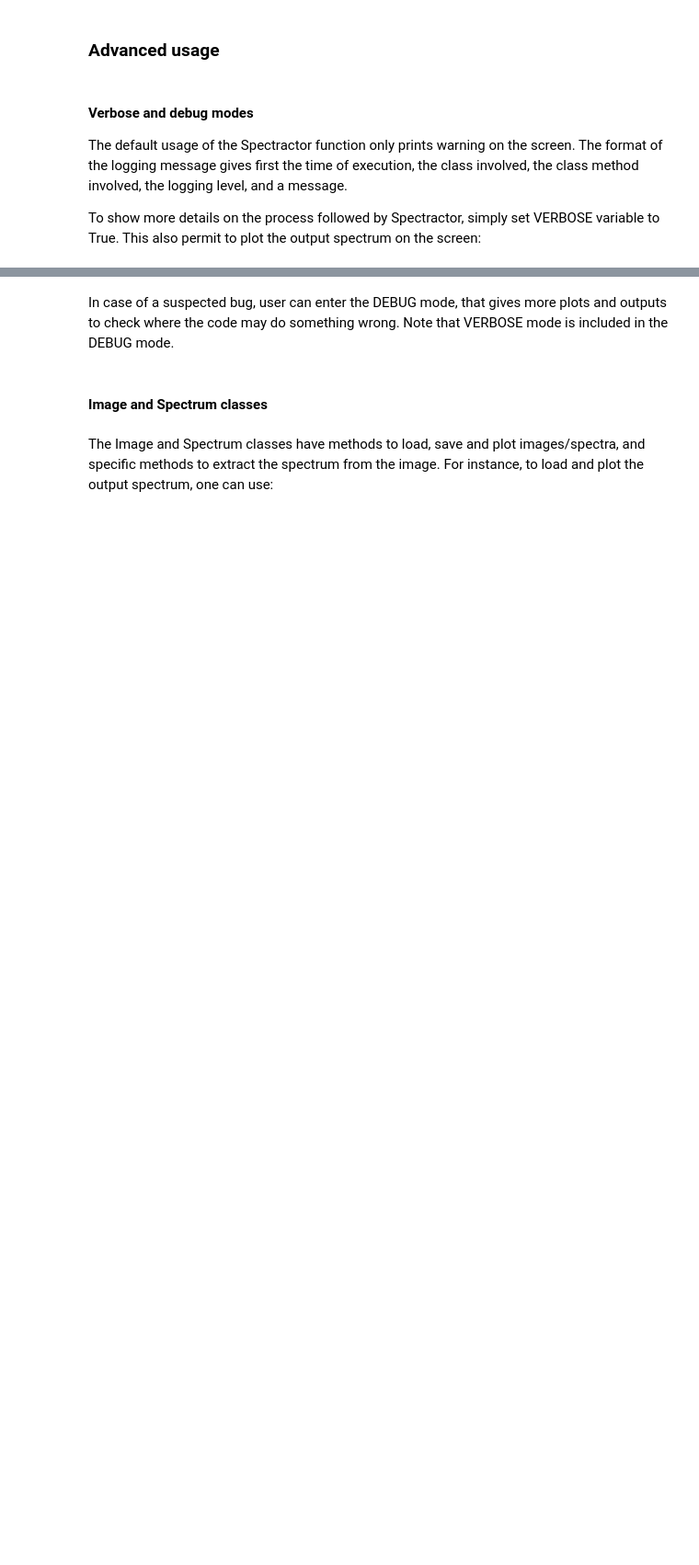
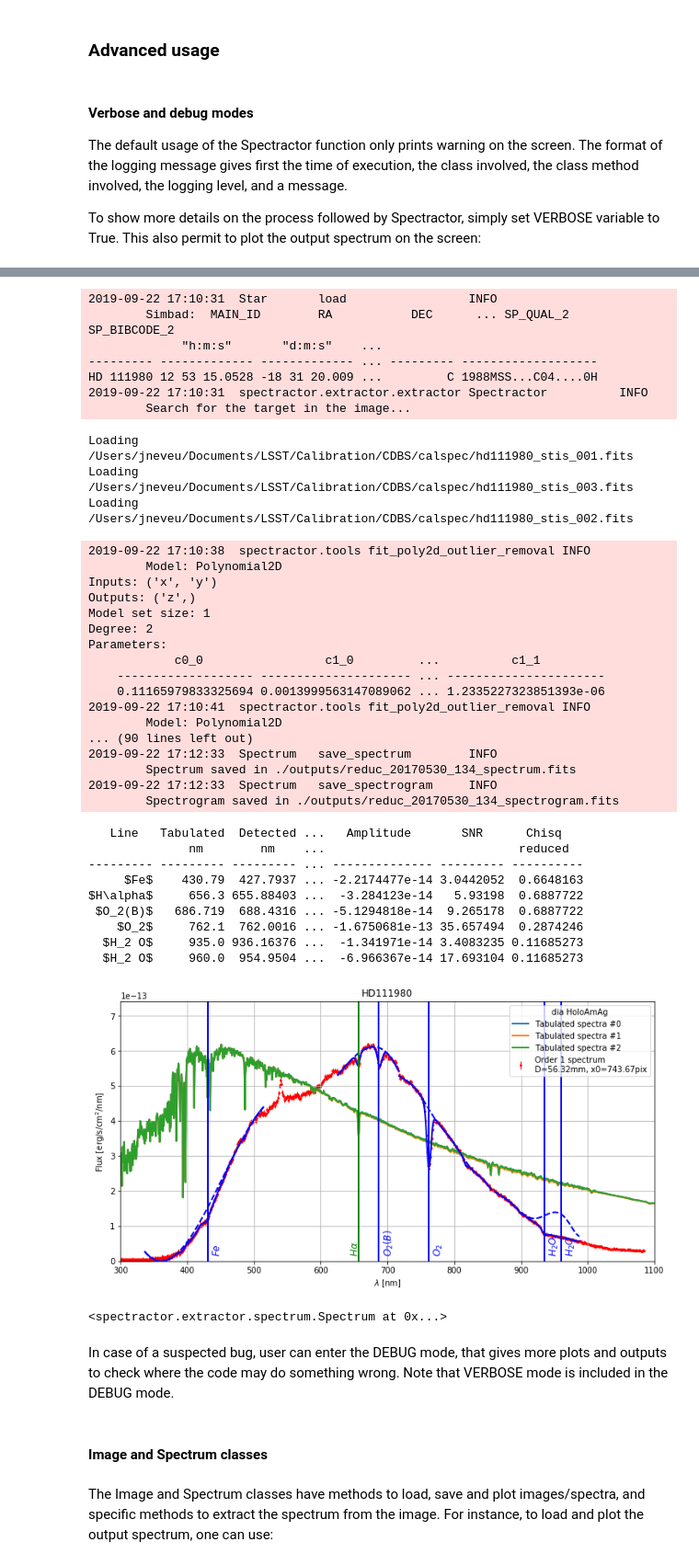
Before and after one commit to LSSTDESC/Spectractor, a Jupyter notebook: notebooks/Spectractor tutorial.ipynb, the cells around one changed output, grey strips where cells are left out. Shown: that part at 92% size. Saved outputs shown, nothing was run; the diff lists cells and outputs as text; code cells hidden in the pictures; blank space fills up the shorter version.

```diff
--- a/notebooks/Spectractor tutorial.ipynb
+++ b/notebooks/Spectractor tutorial.ipynb
@@ -46,4 +65,5 @@ The default usage of the Spectractor function only prints warning on the screen.
 To show more details on the process followed by Spectractor, simply set VERBOSE variable to True. This also permit to plot the output spectrum on the screen:
 # %%
 parameters.VERBOSE=True
-Spectractor(filename,output_directory,guess,target)
+Spectractor(filename, output_directory, guess, target, disperser_label=disperser_label, config=config)
+# %% [output]
@@ -50,3 +95,41 @@ Spectractor(filename,output_directory,guess,target)
+2019-09-22 17:10:31  Star       load                 INFO
+        Simbad:  MAIN_ID        RA           DEC      ... SP_QUAL_2     SP_BIBCODE_2
+             "h:m:s"       "d:m:s"    ...
+--------- ------------- ------------- ... --------- -------------------
+HD 111980 12 53 15.0528 -18 31 20.009 ...         C 1988MSS...C04....0H
+2019-09-22 17:10:31  spectractor.extractor.extractor Spectractor          INFO
+        Search for the target in the image...
+Loading /Users/jneveu/Documents/LSST/Calibration/CDBS/calspec/hd111980_stis_001.fits
+Loading /Users/jneveu/Documents/LSST/Calibration/CDBS/calspec/hd111980_stis_003.fits
+Loading /Users/jneveu/Documents/LSST/Calibration/CDBS/calspec/hd111980_stis_002.fits
+2019-09-22 17:10:38  spectractor.tools fit_poly2d_outlier_removal INFO
+        Model: Polynomial2D
+Inputs: ('x', 'y')
+Outputs: ('z',)
+Model set size: 1
+Degree: 2
+Parameters:
+            c0_0                 c1_0         ...          c1_1
+    ------------------- --------------------- ... ----------------------
+    0.11165979833325694 0.0013999563147089062 ... 1.2335227323851393e-06
+2019-09-22 17:10:41  spectractor.tools fit_poly2d_outlier_removal INFO
+        Model: Polynomial2D
+... (90 lines left out)
+2019-09-22 17:12:33  Spectrum   save_spectrum        INFO
+        Spectrum saved in ./outputs/reduc_20170530_134_spectrum.fits
+2019-09-22 17:12:33  Spectrum   save_spectrogram     INFO
+        Spectrogram saved in ./outputs/reduc_20170530_134_spectrogram.fits
+   Line   Tabulated  Detected ...   Amplitude       SNR      Chisq
+              nm        nm    ...                           reduced
+--------- --------- --------- ... -------------- --------- ----------
+     $Fe$    430.79  427.7937 ... -2.2174477e-14 3.0442052  0.6648163
+$H\alpha$     656.3 655.88403 ...  -3.284123e-14   5.93198  0.6887722
+ $O_2(B)$   686.719  688.4316 ... -5.1294818e-14  9.265178  0.6887722
+    $O_2$     762.1  762.0016 ... -1.6750681e-13 35.657494  0.2874246
+  $H_2 O$     935.0 936.16376 ...  -1.341971e-14 3.4083235 0.11685273
+  $H_2 O$     960.0  954.9504 ...  -6.966367e-14 17.693104 0.11685273
+[figure, added]
+<spectractor.extractor.spectrum.Spectrum at 0x...>
 # %% [markdown]
 In case of a suspected bug, user can enter the DEBUG mode, that gives more plots and outputs to check where the code may do something wrong. Note that VERBOSE mode is included in the DEBUG mode.
 # %%
```
Also changed, not shown: parts of 12 cells of this notebook.
